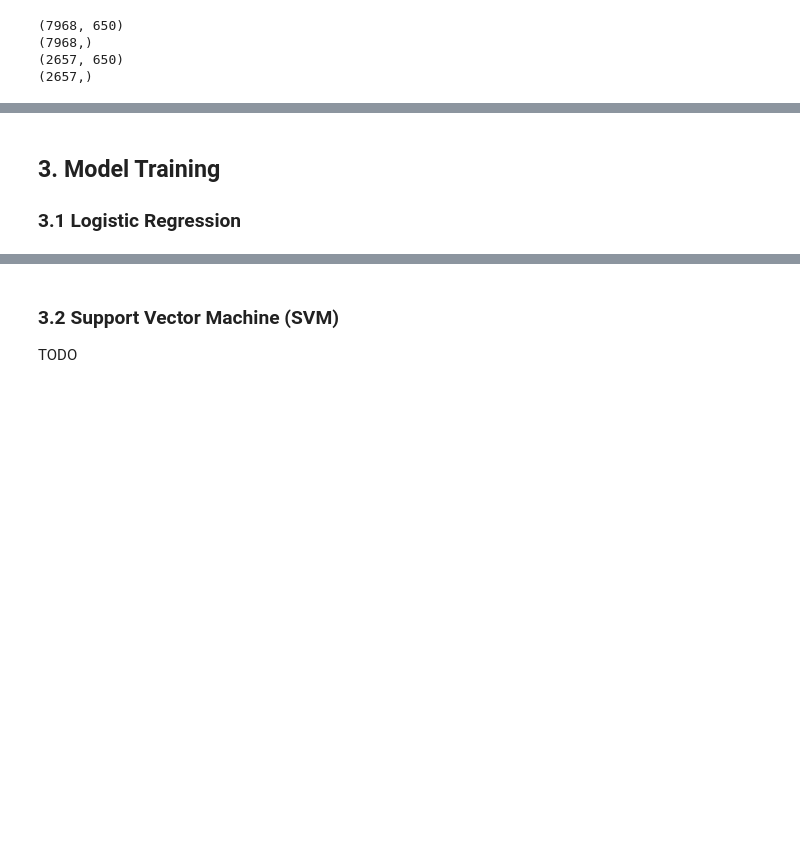
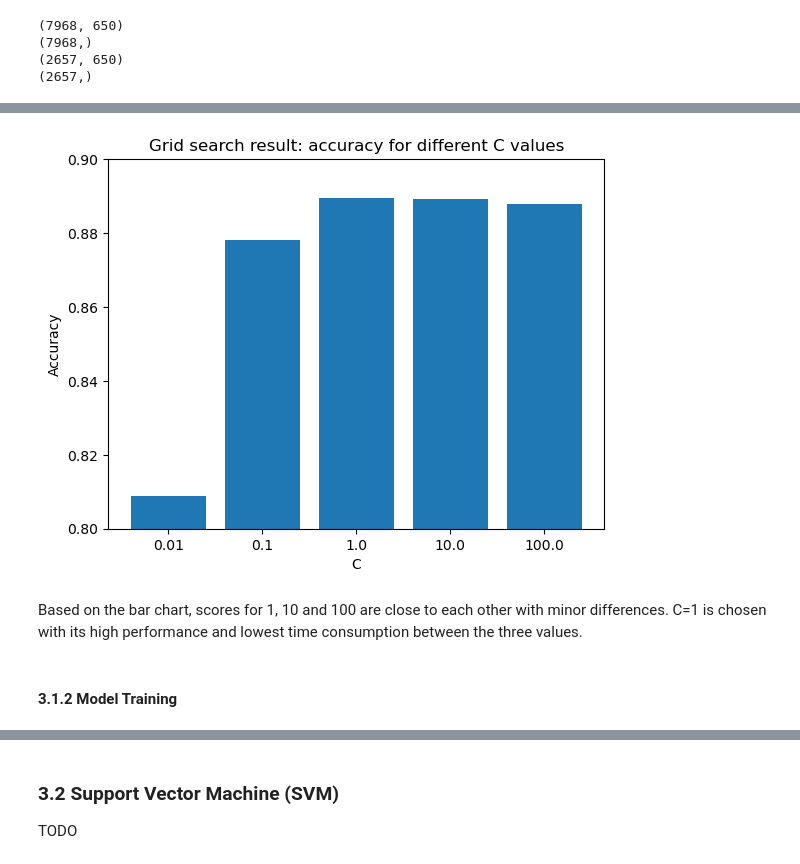
Before and after one commit to pzvol/CSNF301003GA, a Jupyter notebook: group_project/group_project.ipynb, the cells around one changed output, grey strips where cells are left out. Drawn from its saved outputs; the diff is of its cells as text; code cells hidden in the pictures; blank space fills up the shorter version.

Commit message:
Reconstructed LogReg; added example 4 test results

```diff
--- a/group_project/group_project.ipynb
+++ b/group_project/group_project.ipynb
@@ -235,0 +236,17 @@ print(test_y.shape)
+# %%
+from sklearn.linear_model import LogisticRegression
+from sklearn.model_selection import GridSearchCV
+
+# Define the model
+lr = LogisticRegression(max_iter=10000)
+
+# Search for the best C value using grid search CV
+lr_param_grid = {
+    'C': np.logspace(-2, 2, 5),
+}
+lr_grid_search = GridSearchCV(lr, lr_param_grid, cv=5, scoring='accuracy', verbose=4)
+lr_grid_search.fit(train_X, train_y)
+
+# Print the best parameter and score
+print("Best Parameter:    ", lr_grid_search.best_params_)
+print("Score of the best: ", lr_grid_search.best_score_)
@@ -236,4 +271,21 @@ print(test_y.shape)
+# %%
+# Print the scores of all tested potential params
+lr_grid_param_values = []
+lr_grid_precision_values = []
+for i, params in enumerate(lr_grid_search.cv_results_['params']):
+    lr_grid_param_values.append(params['C'])
+    lr_grid_precision_values.append(lr_grid_search.cv_results_['mean_test_score'][i])
+
+# Plot the precision values for each parameter value
+plt.bar(range(len(lr_grid_precision_values)), lr_grid_precision_values, tick_label=lr_grid_param_values)
+plt.xlabel('C')
+plt.ylabel('Accuracy')
+plt.ylim([0.8, 0.9])
+plt.title('Grid search result: accuracy for different C values')
+plt.show()
+# %% [output]
+[figure, added]
+# %% [markdown]
+Based on the bar chart, scores for 1, 10 and 100 are close to each other with minor differences. C=1 is chosen with its high performance and lowest time consumption between the three values.
 # %% [markdown]
-## 3. Model Training
-
-### 3.1 Logistic Regression
+#### 3.1.2 Model Training
```
Also changed, not shown: parts of 21 cells of this notebook.
